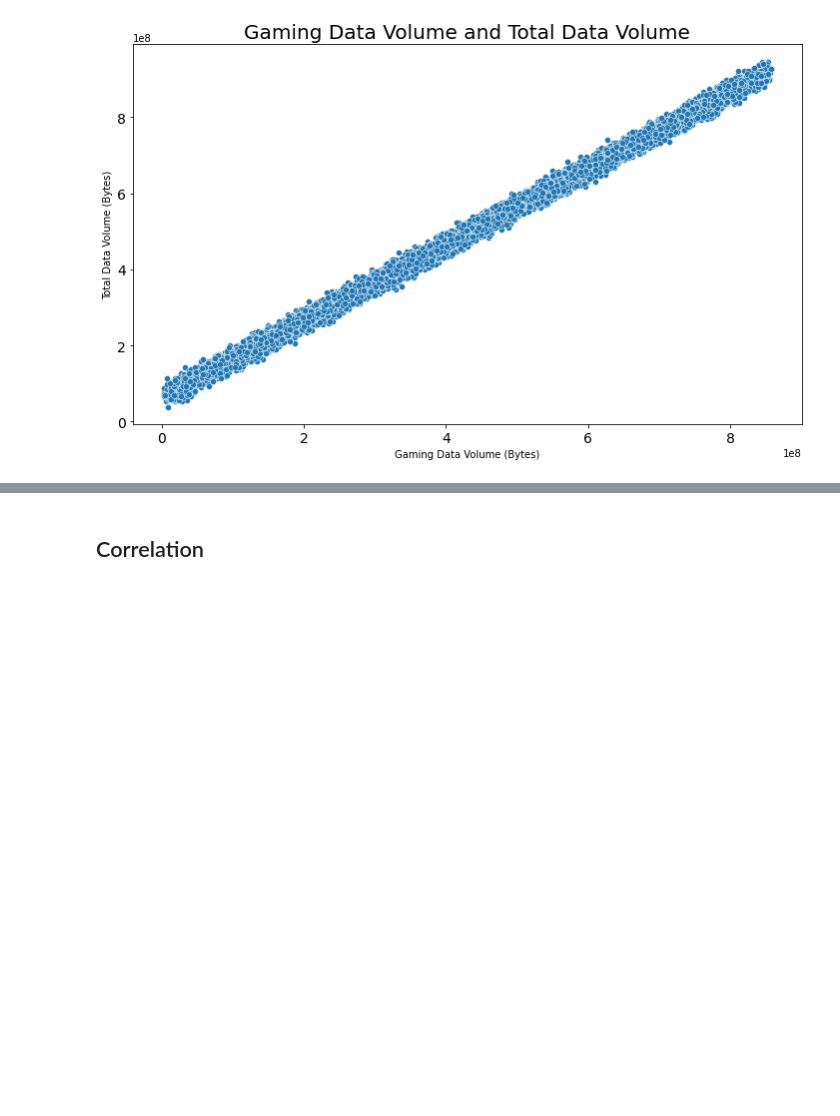
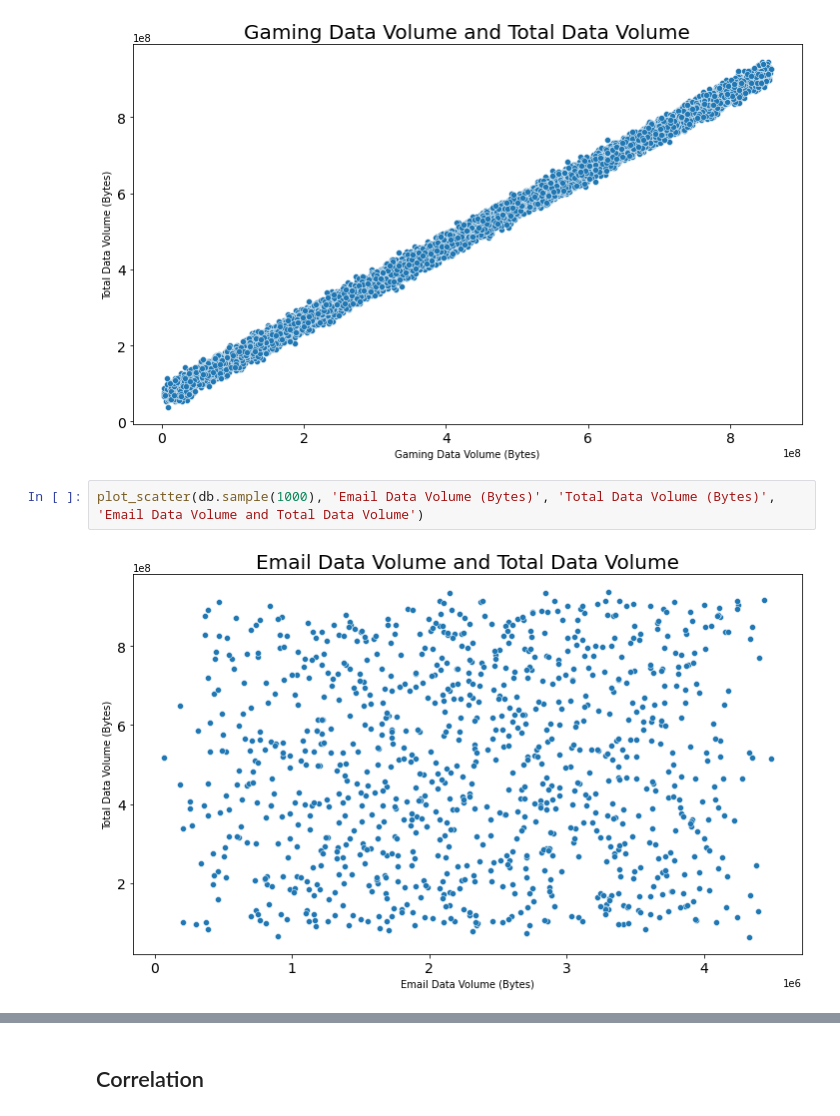
Before and after one commit to Danu-B/Telecom_Industry_User_Analytic, a Jupyter notebook: notebooks/Preprocessing_and_overview..ipynb, the cells around one changed output, grey strips where cells are left out. Drawn from its saved outputs; the diff is of its cells as text; blank space fills up the shorter version.

```diff
--- a/notebooks/Preprocessing_and_overview..ipynb
+++ b/notebooks/Preprocessing_and_overview..ipynb
@@ -812,3 +809,7 @@ plot_scatter(db.sample(100), 'Google Data Volume (Bytes)', 'Total Data Volume (B
 plot_scatter(db.sample(10000), 'Gaming Data Volume (Bytes)', 'Total Data Volume (Bytes)', 'Gaming Data Volume and Total Data Volume')
 # %% [output]
 [figure]
+# %%
+plot_scatter(db.sample(1000), 'Email Data Volume (Bytes)', 'Total Data Volume (Bytes)', 'Email Data Volume and Total Data Volume')
+# %% [output]
+[figure, added]
```
Also changed, not shown: parts of 5 cells of this notebook.
